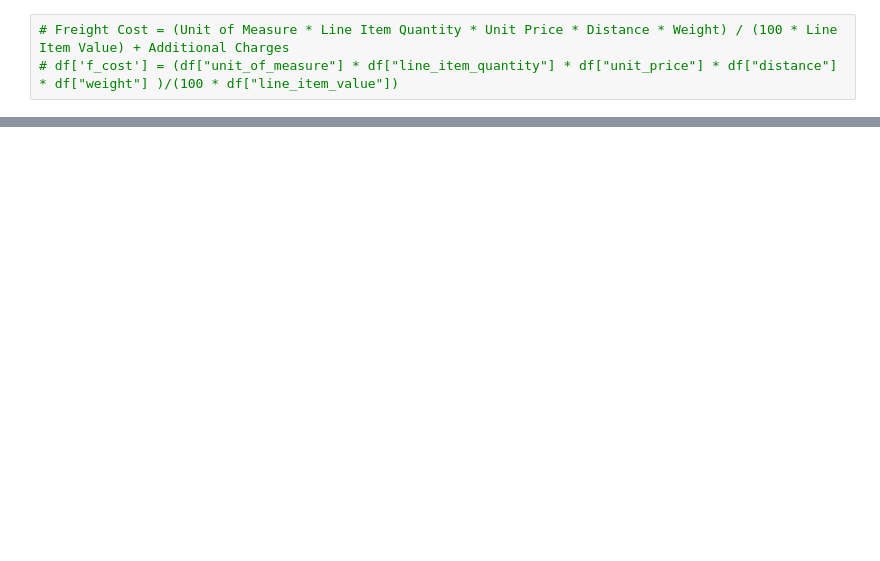
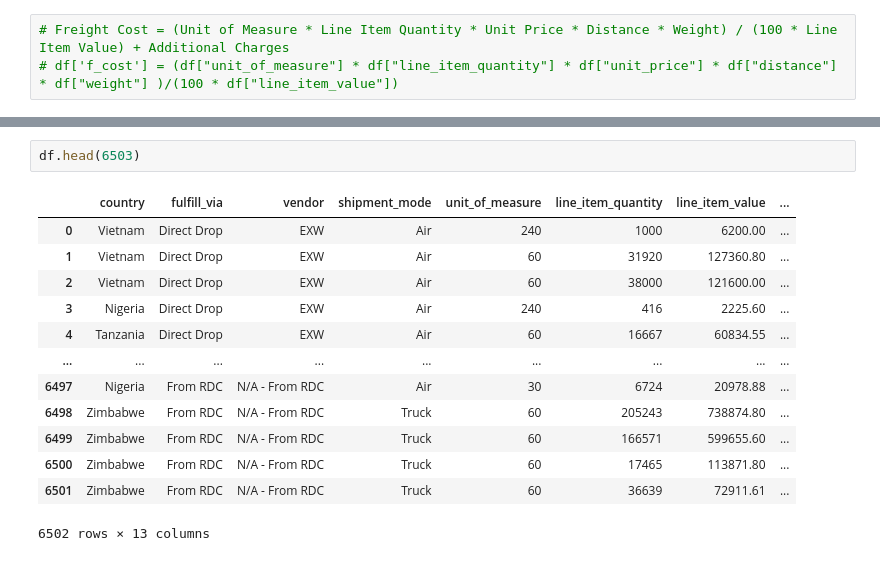
Before and after one commit to PratikBorkar04/Consignment_Pricing, a Jupyter notebook: notebook/EDA.ipynb, the cells around one changed output, grey strips where cells are left out. Saved outputs shown, nothing was run; the diff lists cells and outputs as text; blank space fills up the shorter version.

```diff
--- a/notebook/EDA.ipynb
+++ b/notebook/EDA.ipynb
@@ -432,0 +487,16 @@ df.head(2)
+# %%
+df.head(6503)
+# %% [output]
+|  | country | fulfill_via | vendor | shipment_mode | unit_of_measure | line_item_quantity | line_item_value | ... |
+| 0 | Vietnam | Direct Drop | EXW | Air | 240 | 1000 | 6200.00 | ... |
+| 1 | Vietnam | Direct Drop | EXW | Air | 60 | 31920 | 127360.80 | ... |
+| 2 | Vietnam | Direct Drop | EXW | Air | 60 | 38000 | 121600.00 | ... |
+| 3 | Nigeria | Direct Drop | EXW | Air | 240 | 416 | 2225.60 | ... |
+| 4 | Tanzania | Direct Drop | EXW | Air | 60 | 16667 | 60834.55 | ... |
+| ... | ... | ... | ... | ... | ... | ... | ... | ... |
+| 6497 | Nigeria | From RDC | N/A - From RDC | Air | 30 | 6724 | 20978.88 | ... |
+| 6498 | Zimbabwe | From RDC | N/A - From RDC | Truck | 60 | 205243 | 738874.80 | ... |
+| 6499 | Zimbabwe | From RDC | N/A - From RDC | Truck | 60 | 166571 | 599655.60 | ... |
+| 6500 | Zimbabwe | From RDC | N/A - From RDC | Truck | 60 | 17465 | 113871.80 | ... |
+| 6501 | Zimbabwe | From RDC | N/A - From RDC | Truck | 60 | 36639 | 72911.61 | ... |
+6502 rows × 13 columns
```
Also changed, not shown: parts of 27 cells of this notebook, 2 other files.
